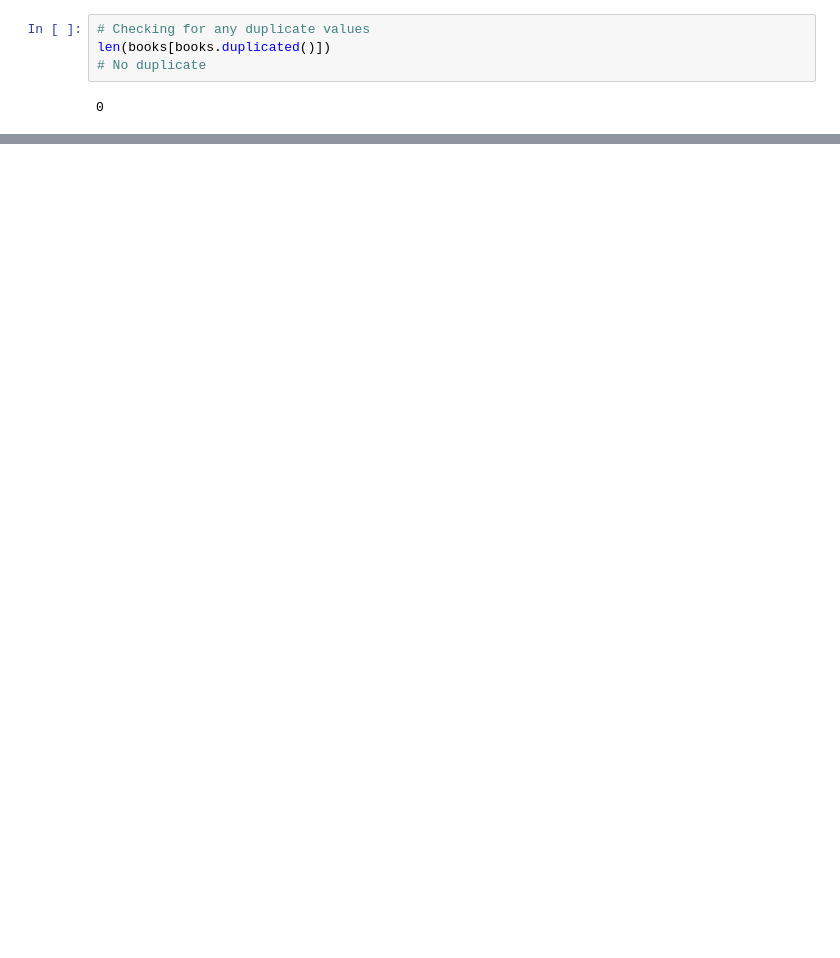
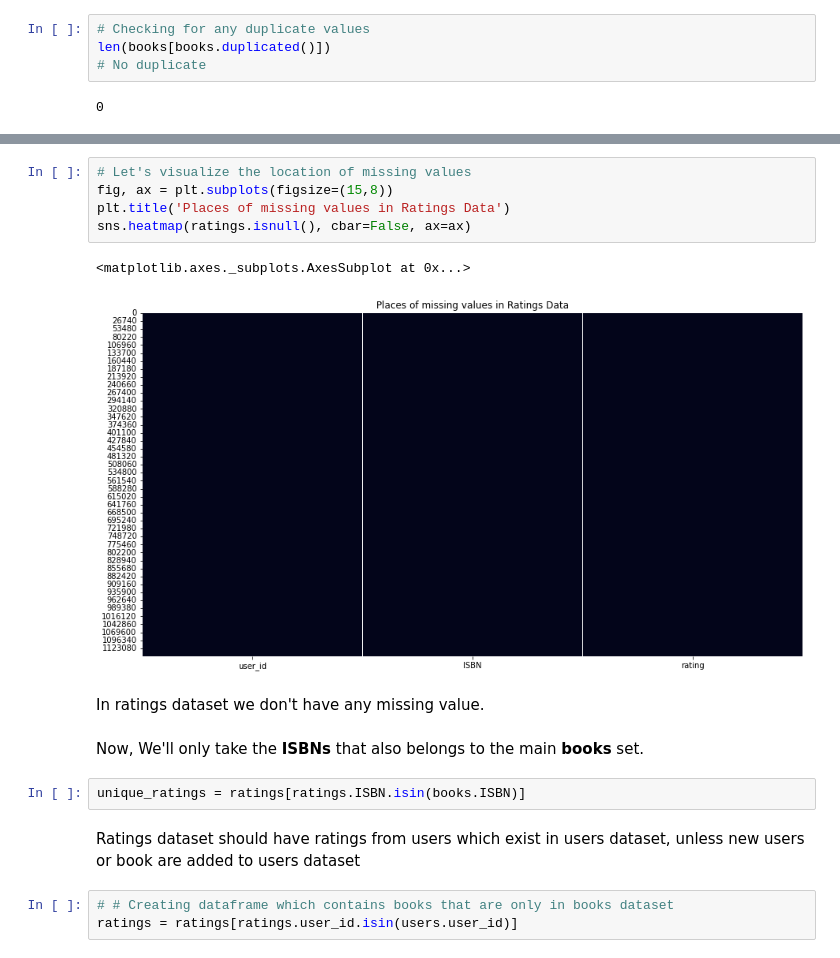
Before and after one commit to RITIK1442840127/Book-Recommendation-System, a Jupyter notebook: Book_Recommendation_System_(_Capstone_project_).ipynb, the cells around one changed output, grey strips where cells are left out. Saved outputs shown, nothing was run; the diff lists cells and outputs as text; blank space fills up the shorter version.

```diff
--- a/Book_Recommendation_System_(_Capstone_project_).ipynb
+++ b/Book_Recommendation_System_(_Capstone_project_).ipynb
@@ -354,0 +485,19 @@ len(books[books.duplicated()])
+# %%
+# Let's visualize the location of missing values
+fig, ax = plt.subplots(figsize=(15,8))
+plt.title('Places of missing values in Ratings Data')
+sns.heatmap(ratings.isnull(), cbar=False, ax=ax)
+# %% [output]
+<matplotlib.axes._subplots.AxesSubplot at 0x...>
+[figure, added]
+# %% [markdown]
+In ratings dataset we don't have any missing value.
+# %% [markdown]
+Now, We'll only take the **ISBNs** that also belongs to the main **books** set.
+# %%
+unique_ratings = ratings[ratings.ISBN.isin(books.ISBN)]
+# %% [markdown]
+Ratings dataset should have ratings from users which exist in users dataset, unless new users or book are added to users dataset
+# %%
+# # Creating dataframe which contains books that are only in books dataset
+ratings = ratings[ratings.user_id.isin(users.user_id)]
```
Also changed, not shown: parts of 35 cells of this notebook.
